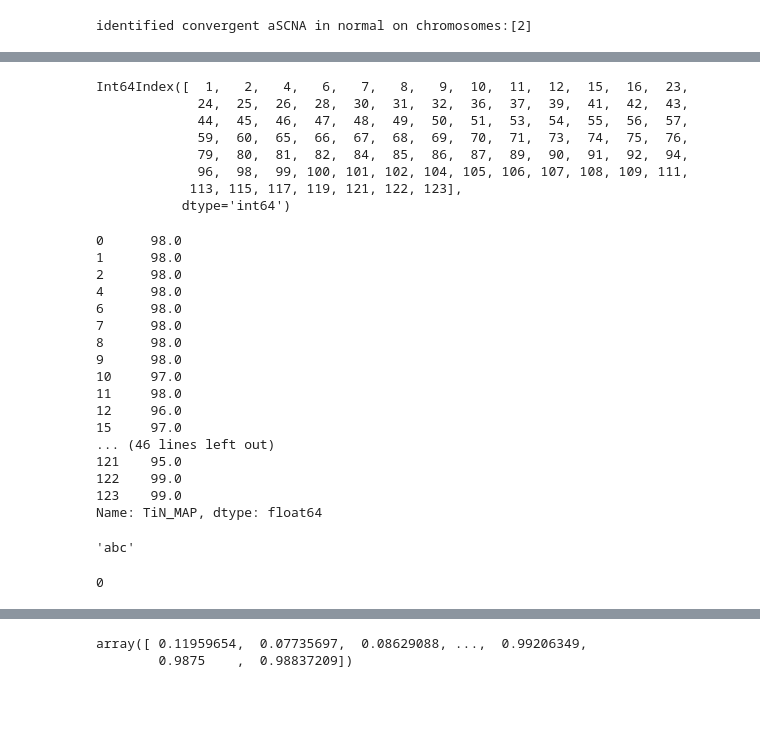
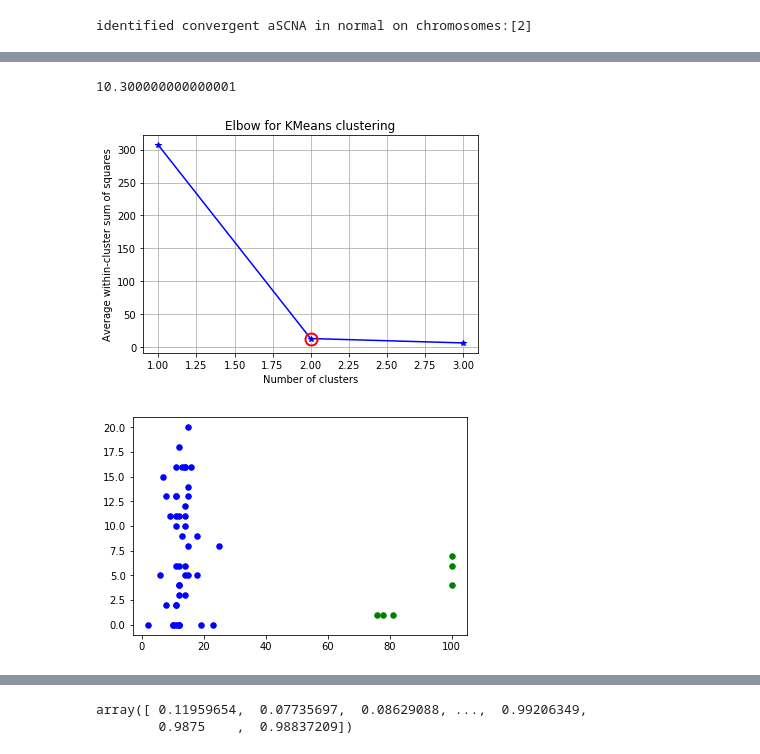
Before and after one commit to getzlab/deTiN, a Jupyter notebook: scratch_detin.ipynb, the cells around one changed output, grey strips where cells are left out. Drawn from its saved outputs; the diff is of its cells as text; code cells hidden in the pictures; blank space fills up the shorter version.

Commit message:
completed aSCNA model

```diff
--- a/scratch_detin.ipynb
+++ b/scratch_detin.ipynb
@@ -364,6 +364,6 @@ dessnv=reload(dessnv)
 du = reload(du)
 
 aSCNA_hets=du.ensure_balanced_hets(di.seg_table,di.het_table)
-aSCNAs = du.identify_aSCNAs(di.seg_table,di.het_table)
+aSCNAs = du.identify_aSCNAs(di.seg_table,aSCNA_hets)
 # %% [output]
 identified convergent aSCNA in normal on chromosomes:[2]
@@ -406,39 +379,36 @@ ax.plot(aSCNA.segs['Chromosome'],aSCNA.segs['TiN_MAP'], lw=1, label='TiN|S')
-# %%
-aSCNA.segs.index[ix]
-# %% [output]
-Int64Index([  1,   2,   4,   6,   7,   8,   9,  10,  11,  12,  15,  16,  23,
-             24,  25,  26,  28,  30,  31,  32,  36,  37,  39,  41,  42,  43,
-             44,  45,  46,  47,  48,  49,  50,  51,  53,  54,  55,  56,  57,
-             59,  60,  65,  66,  67,  68,  69,  70,  71,  73,  74,  75,  76,
-             79,  80,  81,  82,  84,  85,  86,  87,  89,  90,  91,  92,  94,
-             96,  98,  99, 100, 101, 102, 104, 105, 106, 107, 108, 109, 111,
-            113, 115, 117, 119, 121, 122, 123],
-           dtype='int64')
-# %%
-aSCNA.segs['TiN_MAP']
-# %% [output]
-0      98.0
-1      98.0
-2      98.0
-4      98.0
-6      98.0
-7      98.0
-8      98.0
-9      98.0
-10     97.0
-11     98.0
-12     96.0
-15     97.0
-... (46 lines left out)
-121    95.0
-122    99.0
-123    99.0
-Name: TiN_MAP, dtype: float64
-# %%
-seg_likelihood[1]
-# %% [output]
-'abc'
-# %%
-len(aSCNA_hets)
-# %% [output]
-0
+# %%
+aSCNA.centroids[mode(aSCNA.cluster_assignment)[0][0]]
+# %% [output]
+10.300000000000001
+# %%
+distance_to_centroids=[np.power(np.subtract(aSCNA.segs['TiN_MAP'][:,np.newaxis],cent),2) for cent in centroids]
+cluster_assignment = [np.argmin(d,axis=1) for d in distance_to_centroids]
+dist = [np.min(d,axis=1) for d in distance_to_centroids]
+W_k = [sum(d)/(2*len(aSCNA.segs)) for d in dist]
+
+X = aSCNA.segs['TiN_MAP']
+Y = aSCNA.segs['Chromosome']
+kIdx = 1
+
+# elbow curve
+fig = plt.figure()
+ax = fig.add_subplot(111)
+ax.plot(K, avgWithinSS, 'b*-')
+ax.plot(K[kIdx], avgWithinSS[kIdx], marker='o', markersize=12,
+    markeredgewidth=2, markeredgecolor='r', markerfacecolor='None')
+plt.grid(True)
+plt.xlabel('Number of clusters')
+plt.ylabel('Average within-cluster sum of squares')
+plt.title('Elbow for KMeans clustering')
+
+# scatter plot
+fig = plt.figure()
+ax = fig.add_subplot(111)
+#ax.scatter(X[:,2],X[:,1], s=30, c=cIdx[k])
+clr = ['b','g','r','c','m','y','k']
+for i in range(K[kIdx]):
+    ind = (cluster_assignment[kIdx]==i)
+    ax.scatter(X[ind],Y[ind], s=30, c=clr[i], label='Cluster %d'%i)
+# %% [output]
+[figure, added]
+[figure, added]
```
Also changed, not shown: parts of 10 cells of this notebook, 5 other files.
